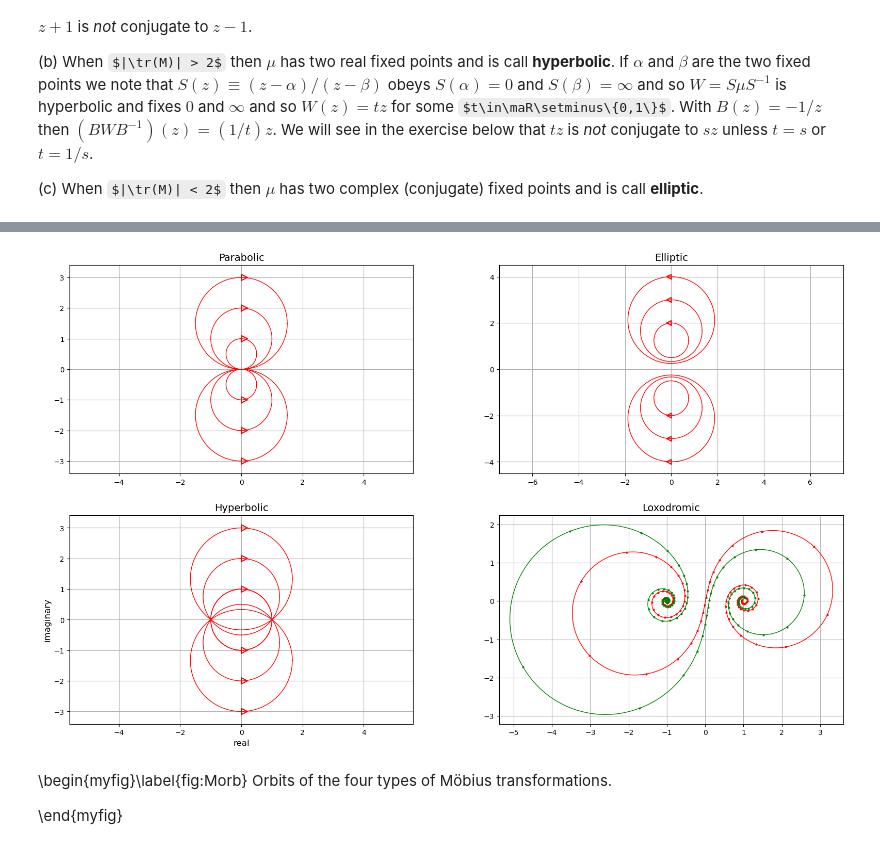
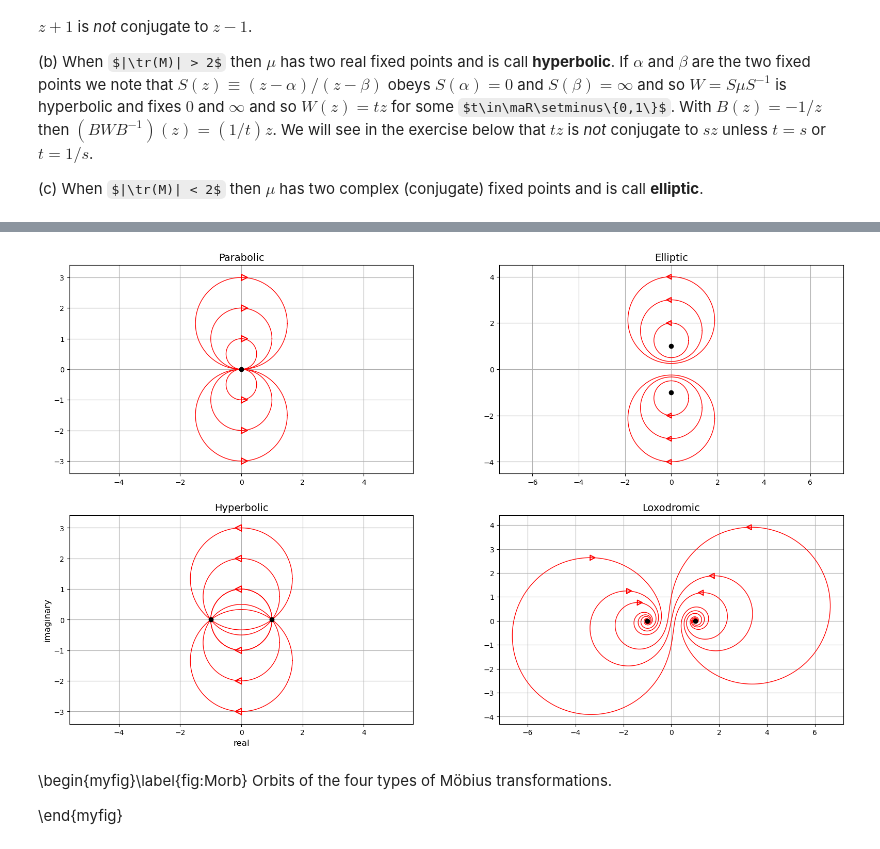
Before and after one commit to steve-cox-LA/JLA, a Jupyter notebook: 1. Transformations of the Plane/1.6.ComplexPlane.ipynb, the cells around one changed output, grey strips where cells are left out. Cells and saved outputs as stored; diff of their text form; code cells hidden in the pictures; some formulas as TeX source.

Commit message:
mobius
spirals

```diff
--- a/1. Transformations of the Plane/1.6.ComplexPlane.ipynb
+++ b/1. Transformations of the Plane/1.6.ComplexPlane.ipynb
@@ -139,8 +139,14 @@ z = (2/3)*(1+1j)
 z0 = z
 for n in range(2,62):
     z1 = z0*z
-    ax2.plot([z0.real, z1.real],[z0.imag, z1.imag],'r-+',linewidth=1.5)
+    ax2.plot([z0.real, z1.real],[z0.imag, z1.imag],'r',linewidth=1.5)
     z0 = z1
+
+# now build the same curve for 2000 powers between 1 and 61
+mz = abs(z)
+az = np.angle(z)
+t = np.linspace(1,61,2000)
+ax2.plot(mz**t*np.cos(az*t), mz**t*np.sin(az*t), 'b--')
 
 ax2.axis('equal')
 ax2.grid('on')
@@ -758,6 +798,7 @@ for a in A:
     ax1.plot([0,.2,0,0],[a-.1,a,a+.1,a-.1],'r')
     ax1.plot([0,.2,0,0],[-a-.1,-a,-a+.1,-a-.1],'r')
 
+ax1.plot(0,0,'ko')
 ax1.axis('equal')
 ax1.grid('on')
 ax1.set_title('Parabolic', fontsize=14)
@@ -776,84 +817,68 @@ for a in A:
     ax2.plot([0,-.2,0,0],[a-.1,a,a+.1,a-.1],'r')
     ax2.plot([0,-.2,0,0],[-a-.1,-a,-a+.1,-a-.1],'r')
 
+ax2.plot([0,0],[1,-1],'ko')
 ax2.axis('equal')
 ax2.grid('on')
 ax2.set_title('Elliptic', fontsize=14)
 
 # the hyperbolic case
 
 A = np.linspace(1,3,3)
 
 for a in A:
     b = (a**2-1)/(2*a)
     r = a - b
     x = r*np.cos(t)
     y = b + r*np.sin(t)
     ax3.plot(x,y,'r', linewidth=1)
     ax3.plot(x,-y,'r', linewidth=1)
-    ax3.plot([0,.2,0,0],[a-.1,a,a+.1,a-.1],'r')
-    ax3.plot([0,.2,0,0],[-a-.1,-a,-a+.1,-a-.1],'r')
+    ax3.plot([0,-.2,0,0],[a-.1,a,a+.1,a-.1],'r')
+    ax3.plot([0,-.2,0,0],[-a-.1,-a,-a+.1,-a-.1],'r')
 
+ax3.plot([1,-1],[0,0],'ko')
 ax3.axis('equal')
 ax3.grid('on')
 ax3.set_xlabel('real', fontsize=12)
 ax3.set_ylabel('imaginary', fontsize=12)
 ax3.set_title('Hyperbolic', fontsize=14)
 
 # loxodromic case
 
-from circle_fit import taubinSVD  # for fitting 3 iterates to arc
+k = 1 + 0.4j
+A = np.sqrt(abs(k))*np.exp(1j*np.angle(k)/2)
+B = 1/A
+N = 50
+t = np.linspace(0,N,10000)
 
-N = 100 # number of iterates
-M = [1-5j, 1, 1, 1-5j]  # the mobius transform
+for n in range(-1,2):
 
-# the fixed points
-zp = ( (M[0]-M[3]) + np.sqrt( (M[0]-M[3])**2 + 4*M[1]*M[2] ) ) / (2*M[2])
-zm = ( (M[0]-M[3]) - np.sqrt( (M[0]-M[3])**2 + 4*M[1]*M[2] ) ) / (2*M[2])
+    z = n*1j   # imaginary starting point
 
-def loxofit(z0, farb):  # pass starting point and color
+    At = A**t    # run forward into sink
+    Bt = B**t
+    mut = ((At+Bt)*z + (Bt-At))/((Bt-At)*z + (At+Bt))
+    ax4.plot(mut.real, mut.imag, 'r', linewidth=1)
+    ind = np.argmax(mut.imag[500::])+500
+    x = mut[ind].real
+    y = mut[ind].imag
+    ax4.plot([x,x+.2,x,x],[y-.1,y,y+.1,y-.1],'r')  # arrowhead
 
-    ax4.plot(z0.real, z0.imag, farb+'.', markersize=4)
-    z1 = (M[0]*z0 + M[1])/(M[2]*z0 + M[3])
-    ax4.plot(z1.real, z1.imag, farb+'.', markersize=4)
+    At = A**(-t)  # run backwards into source
+    Bt = B**(-t)
+    mut = ((At+Bt)*z + (Bt-At))/((Bt-At)*z + (At+Bt))
+    ax4.plot(mut.real, mut.imag, 'r', linewidth=1)
+    ind = np.argmax(mut.imag[500::])+500
+    x = mut[ind].real
+    y = mut[ind].imag
+    ax4.plot([x,x-.2,x,x],[y-.1,y,y+.1,y-.1],'r')  # arrowhead
 
-    for n in range(N):   # iterate
-
-        z2 = (M[0]*z1 + M[1])/(M[2]*z1 + M[3])
-        ax4.plot(z2.real, z2.imag, farb+'.',markersize=4)
-
-        p = [[z0.real, z0.imag], [z1.real, z1.imag], [z2.real, z2.imag]]
-        xc, yc, r, sigma = taubinSVD(p)    # fit to circle
-
-        a1 = np.arctan2(z1.imag - yc, z1.real - xc)
-        a2 = np.arctan2(z2.imag - yc, z2.real - xc)
-
-        if (a1 < 0):
-            a1 = 2*np.pi + a1
-
-        if (a2 < 0):
-            a2 = 2*np.pi + a2
-
-        a = a2 - a1
-
-        if (abs(a) > np.pi):    # take shortest arc
-            a = a - np.sign(a)*2*np.pi
-
-        # plot arc from z1 to z2
-        t = np.arange(0, a, np.sign(a)*0.001)
-        ax4.plot(xc + r*np.cos(a1+t), yc + r*np.sin(a1+t), farb+'-', linewidth=1)
-
-        z0 = z1
-        z1 = z2
-
-loxofit(zm+0.05, 'r')
-loxofit(zm+0.025*1j, 'g')
-
+ax4.plot([1,-1],[0,0],'ko')
 ax4.set_title('Loxodromic', fontsize=14)
 ax4.axis('equal')
 ax4.grid('on');
 # %% [output]
-[figure, old version]
+[figure, new version]
 # %% [markdown]
 \begin{myfig}\label{fig:Morb} Orbits of the four types of M&ouml;bius transformations.
 
```
Also changed, not shown: parts of 3 cells of this notebook, 1 other file.
